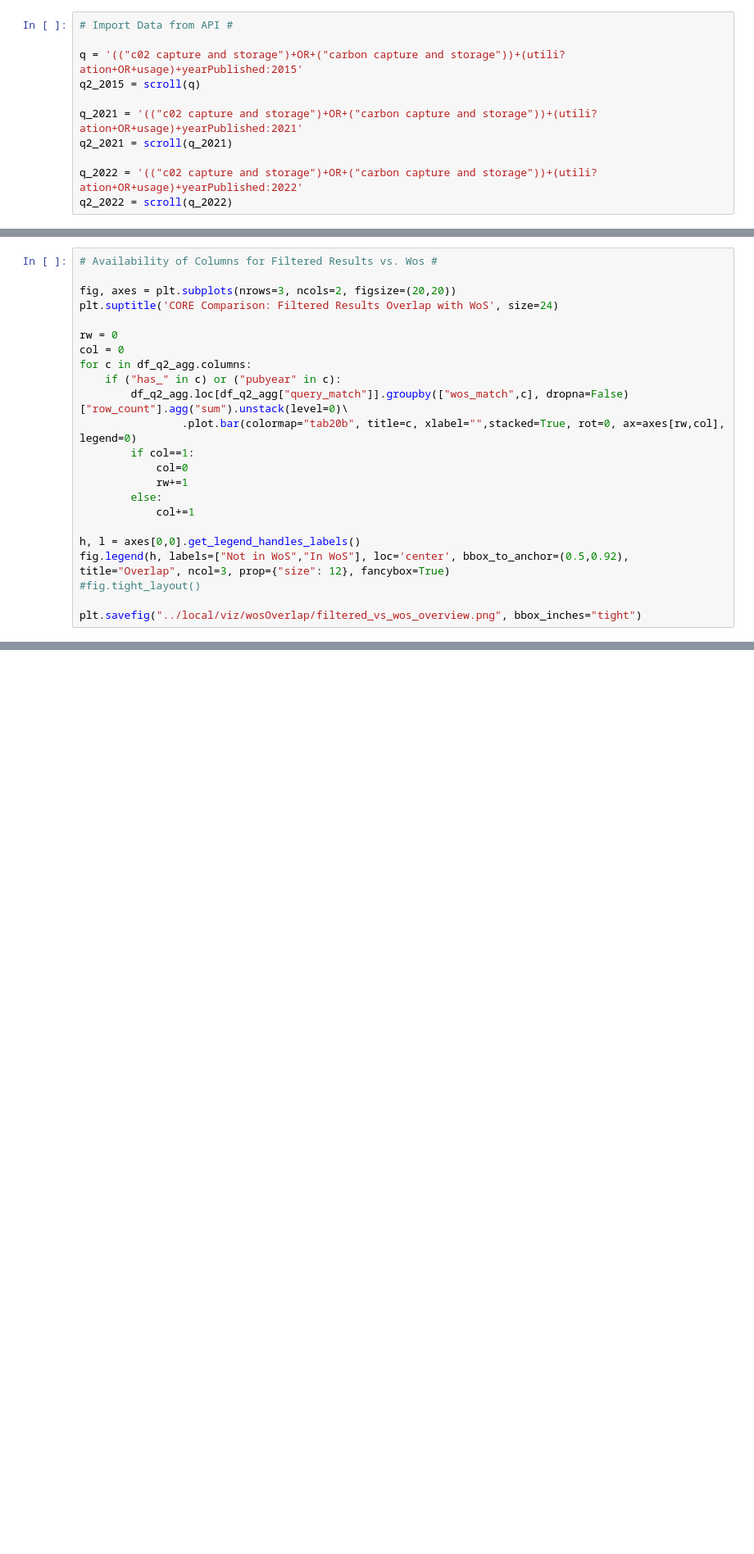
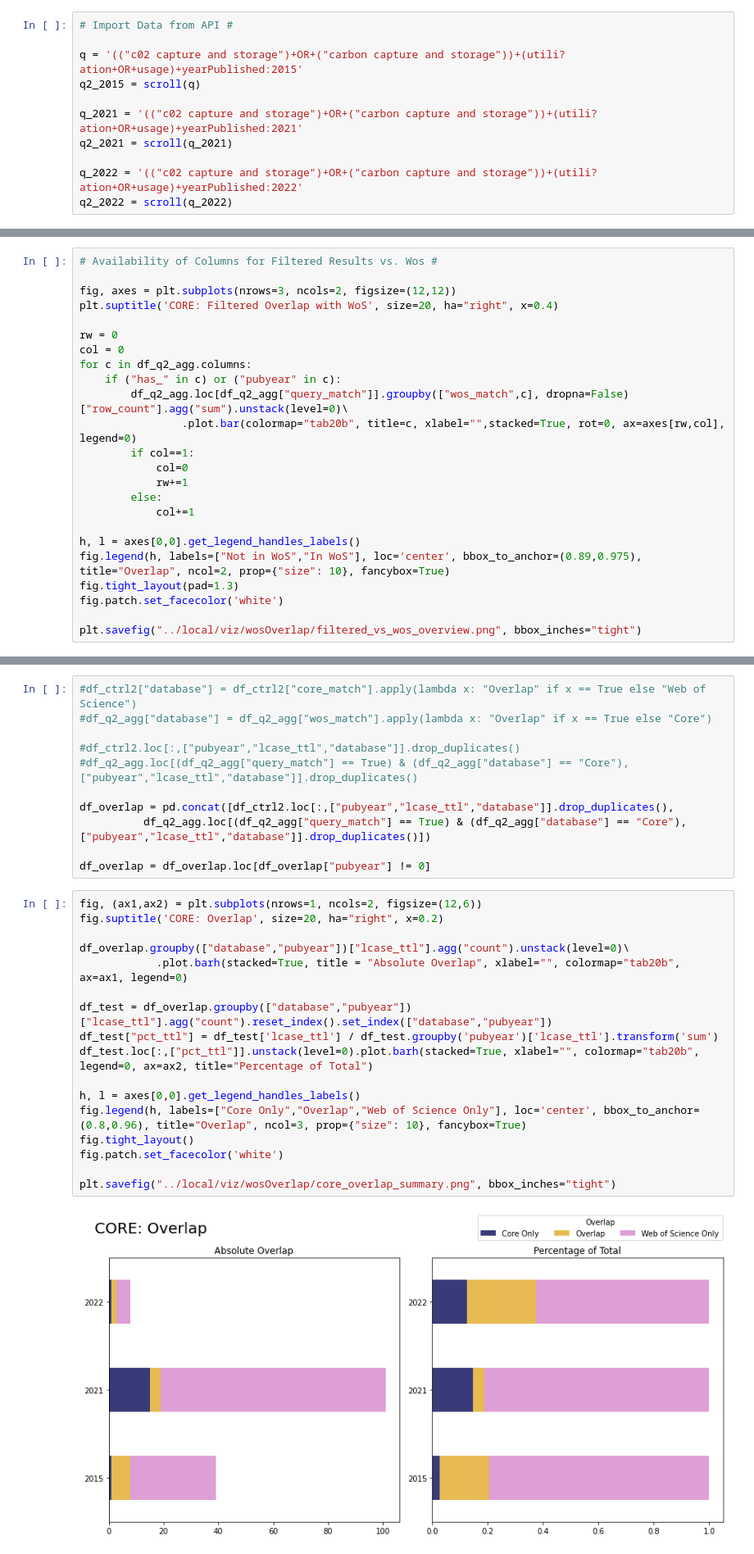
Before and after one commit to jerlanger/mcc, a Jupyter notebook: engineEval/core/notebooks/coreAPIEval.ipynb, the cells around one changed output, grey strips where cells are left out. Shown at 82% size. Drawn from its saved outputs; the diff is of its cells as text; blank space fills up the shorter version.

```diff
--- a/engineEval/core/notebooks/coreAPIEval.ipynb
+++ b/engineEval/core/notebooks/coreAPIEval.ipynb
@@ -255,8 +272,8 @@ df_q2_agg.loc[df_q2_agg["wos_match"]]\
 # %%
 # Availability of Columns for Filtered Results vs. Wos #
 
-fig, axes = plt.subplots(nrows=3, ncols=2, figsize=(20,20))
-plt.suptitle('CORE Comparison: Filtered Results Overlap with WoS', size=24)
+fig, axes = plt.subplots(nrows=3, ncols=2, figsize=(12,12))
+plt.suptitle('CORE: Filtered Overlap with WoS', size=20, ha="right", x=0.4)
 
 rw = 0
 col = 0
@@ -271,8 +288,9 @@ for c in df_q2_agg.columns:
             col+=1
 
 h, l = axes[0,0].get_legend_handles_labels()
-fig.legend(h, labels=["Not in WoS","In WoS"], loc='center', bbox_to_anchor=(0.5,0.92), title="Overlap", ncol=3, prop={"size": 12}, fancybox=True)
-#fig.tight_layout()
+fig.legend(h, labels=["Not in WoS","In WoS"], loc='center', bbox_to_anchor=(0.89,0.975), title="Overlap", ncol=2, prop={"size": 10}, fancybox=True)
+fig.tight_layout(pad=1.3)
+fig.patch.set_facecolor('white')
 
 plt.savefig("../local/viz/wosOverlap/filtered_vs_wos_overview.png", bbox_inches="tight")
 # %% [output]
@@ -309,0 +325,30 @@ df_q2_agg.loc[(df_q2_agg["query_match"]) & (~df_q2_agg["wos_match"])]\
+# %%
+#df_ctrl2["database"] = df_ctrl2["core_match"].apply(lambda x: "Overlap" if x == True else "Web of Science")
+#df_q2_agg["database"] = df_q2_agg["wos_match"].apply(lambda x: "Overlap" if x == True else "Core")
+
+#df_ctrl2.loc[:,["pubyear","lcase_ttl","database"]].drop_duplicates()
+#df_q2_agg.loc[(df_q2_agg["query_match"] == True) & (df_q2_agg["database"] == "Core"),["pubyear","lcase_ttl","database"]].drop_duplicates()
+
+df_overlap = pd.concat([df_ctrl2.loc[:,["pubyear","lcase_ttl","database"]].drop_duplicates(),
+          df_q2_agg.loc[(df_q2_agg["query_match"] == True) & (df_q2_agg["database"] == "Core"),["pubyear","lcase_ttl","database"]].drop_duplicates()])
+
+df_overlap = df_overlap.loc[df_overlap["pubyear"] != 0]
+# %%
+fig, (ax1,ax2) = plt.subplots(nrows=1, ncols=2, figsize=(12,6))
+fig.suptitle('CORE: Overlap', size=20, ha="right", x=0.2)
+
+df_overlap.groupby(["database","pubyear"])["lcase_ttl"].agg("count").unstack(level=0)\
+            .plot.barh(stacked=True, title = "Absolute Overlap", xlabel="", colormap="tab20b", ax=ax1, legend=0)
+
+df_test = df_overlap.groupby(["database","pubyear"])["lcase_ttl"].agg("count").reset_index().set_index(["database","pubyear"])
+df_test["pct_ttl"] = df_test['lcase_ttl'] / df_test.groupby('pubyear')['lcase_ttl'].transform('sum')
+df_test.loc[:,["pct_ttl"]].unstack(level=0).plot.barh(stacked=True, xlabel="", colormap="tab20b", legend=0, ax=ax2, title="Percentage of Total")
+
+h, l = axes[0,0].get_legend_handles_labels()
+fig.legend(h, labels=["Core Only","Overlap","Web of Science Only"], loc='center', bbox_to_anchor=(0.8,0.96), title="Overlap", ncol=3, prop={"size": 10}, fancybox=True)
+fig.tight_layout()
+fig.patch.set_facecolor('white')
+
+plt.savefig("../local/viz/wosOverlap/core_overlap_summary.png", bbox_inches="tight")
+# %% [output]
+[figure, added]
```
Also changed, not shown: parts of 13 cells of this notebook.
